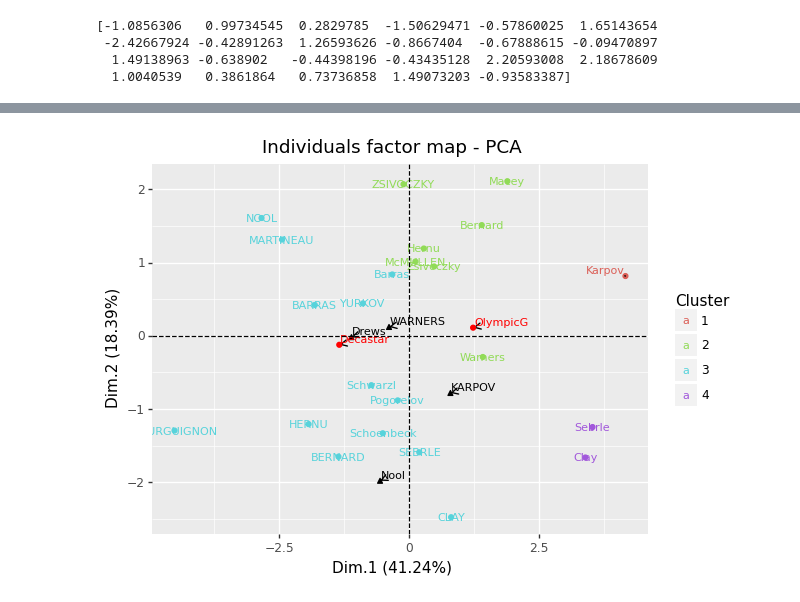
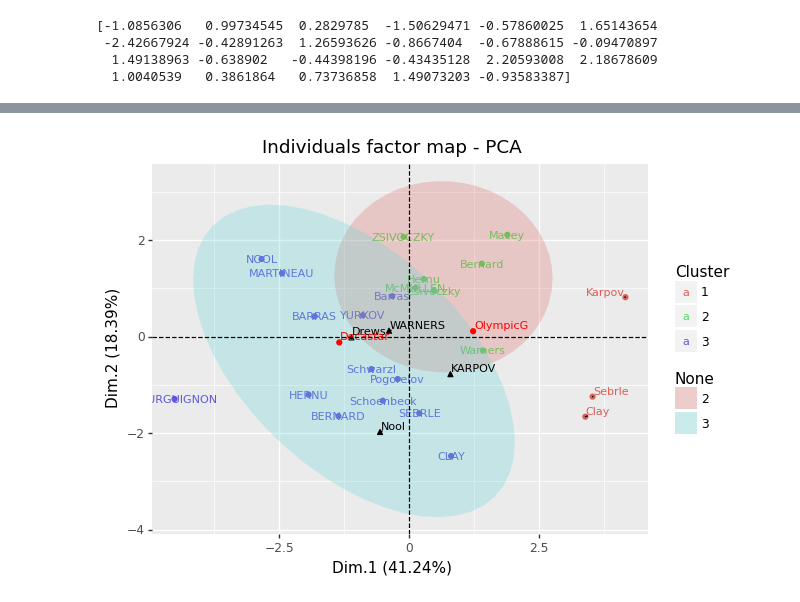
Before and after one commit to enfantbenidedieu/scientisttools, a Jupyter notebook: decathlon.ipynb, the cells around one changed output, grey strips where cells are left out. Drawn from its saved outputs; the diff is of its cells as text; code cells hidden in the pictures.

```diff
--- a/decathlon.ipynb
+++ b/decathlon.ipynb
@@ -330,10 +340,11 @@ array([2, 2, 2, 2, 1, 1, 2, 2, 2, 2, 2, 3, 3, 0, 1, 1, 1, 1, 1, 2, 2, 2,
 # %%
 p = fviz_pca_ind(res_pca, color = kmeans,
                  gradient_cols = ("blue", "yellow", "red"),
                  legend_title = "Cluster",
                  ind_sup=True,
                  color_sup="black",
+                 add_ellipse=True,
                  repel=True)
-print(p)
+print(p)## Quantit# # #  FcFF#
 # %% [output]
-[figure, old version]
+[figure, new version]
```
Also changed, not shown: parts of 20 cells of this notebook, 7 other files.
